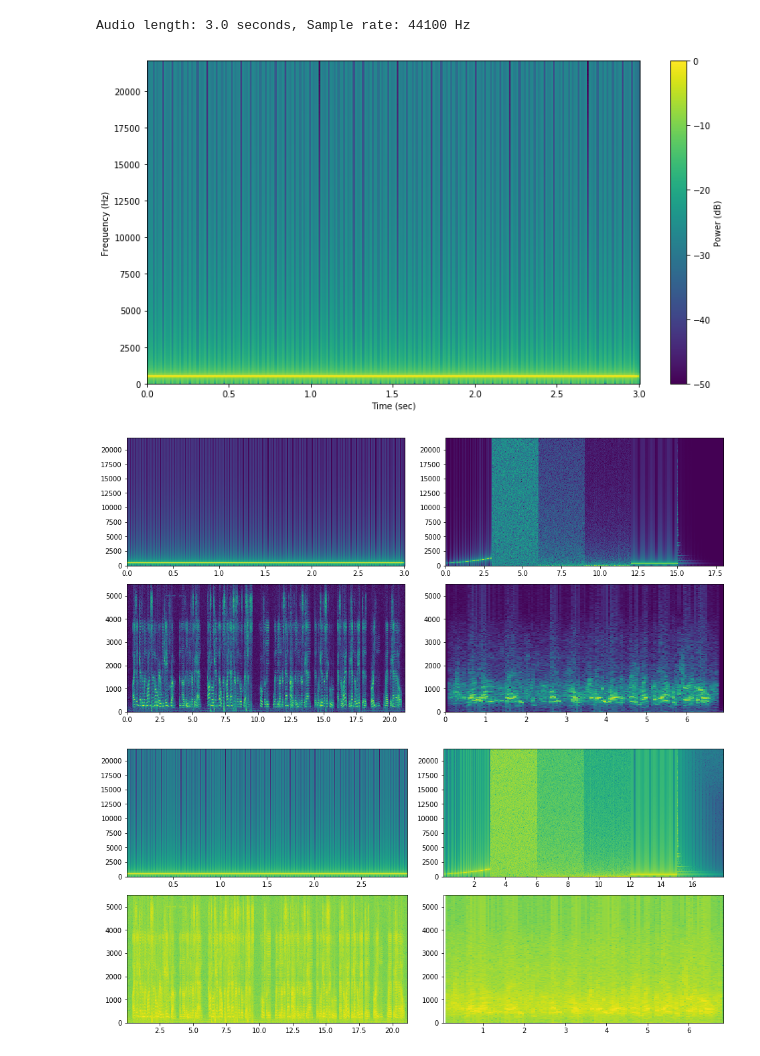
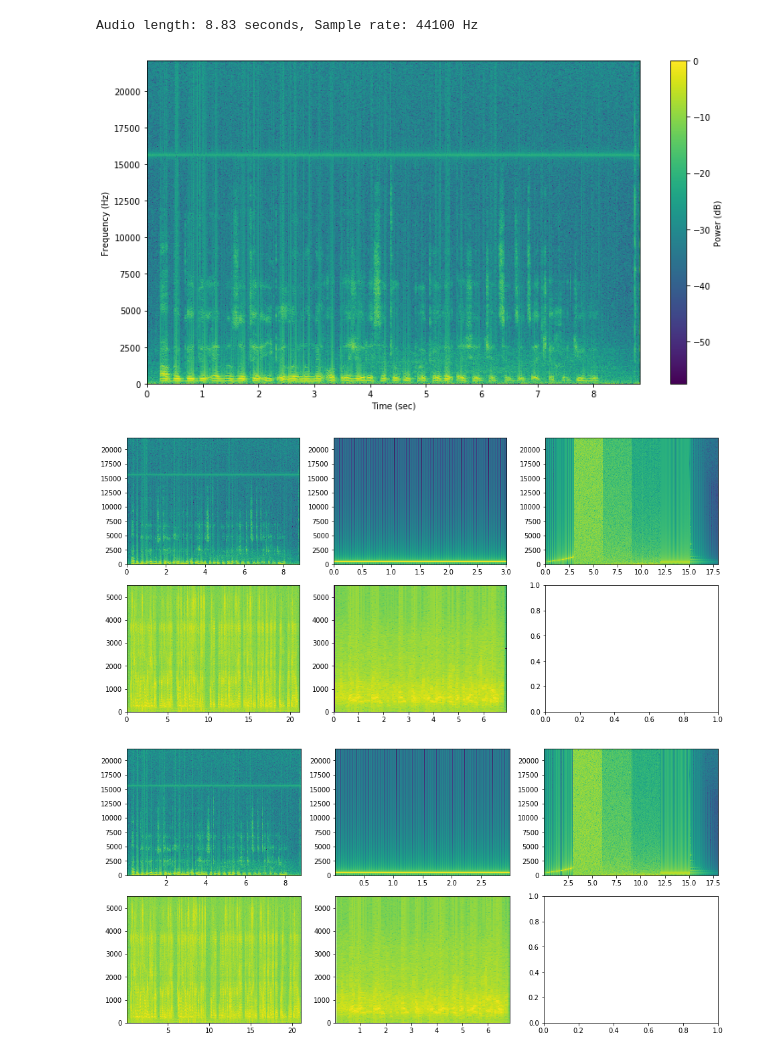
Before and after one commit to lnadi17/spectro-kg, a Jupyter notebook: subplots.ipynb, the cells around one changed output. Saved outputs shown, nothing was run; the diff lists cells and outputs as text; code cells hidden in the pictures.

```diff
--- a/subplots.ipynb
+++ b/subplots.ipynb
@@ -2,18 +2,18 @@
 from speclib import *
 # %%
 audio_base_path = 'audio/'
-audio_file_names = ['500hz_-3dbfs.wav', 'test.wav', 'hawking01.wav', 'edison.wav']
+audio_file_names = ['abc.wav', '500hz_-3dbfs.wav', 'test.wav', 'hawking01.wav', 'edison.wav']
 
 fs, audio_data = read_wav_audio(audio_base_path + audio_file_names[0])
 
 plot_specgram(audio_data, fs, colorbar=True, labels=True, figsize=(13, 7))
 # %% [output]
-Audio length: 3.0 seconds, Sample rate: 44100 Hz
+Audio length: 8.83 seconds, Sample rate: 44100 Hz
-[figure, old version]
+[figure, new version]
 # %%
 # define a function which enables us to plot multiple spectrograms together
 def plot_specgrams(audio_file_names,
-                   audio_base_path='audio/', n_width=1024, n_overlap=512, eps=1e-5,
+                   audio_base_path='audio/', n_width=1024, n_overlap=512, eps=None,
                    figsize=None, colorbars=True, labels=True, ticks=True, n_rows=2, verbose=False):
     # if plotting only one audio, reduce n_rows to 1
     if len(audio_file_names) == 1:
@@ -51,18 +51,19 @@ def plot_specgrams(audio_file_names,
                 else:
                     ax = axs[i, j]
 
-                fts = get_matrix(audio_data, n_width, n_overlap, eps)
-                spectrogram_show(fts, ax, fs,
-                                 n_width, n_overlap, colorbars, labels)
+                spectrogram_show(audio_data, ax, fs,
+                                 eps, n_width, n_overlap, colorbars, labels)
+
             except IndexError:
                 if verbose:
                     print("Cell ({}, {}) is left unused".format(i, j))
+                pass
 # %%
 # result is pretty powerful function with many useful parameters
 plot_specgrams(audio_file_names,
-               colorbars=False, labels=False, eps=1e-3, figsize=(13, 6), ticks=True)
+               colorbars=False, labels=False, eps=None, figsize=(13, 6), ticks=True, verbose=False)
 # %% [output]
-[figure, old version]
+[figure, new version]
 # %%
 # function which enables us to plot multiple spectrograms together (but using matplotlib's specgram)
 # it's basically plot_specgrams function with less features
@@ -113,4 +115,4 @@ def matplot_specgrams(audio_file_names,
 # %%
 matplot_specgrams(audio_file_names, figsize=(13, 6), ticks=True)
 # %% [output]
-[figure, old version]
+[figure, new version]
```
Also changed, not shown: parts of 1 cell of this notebook, 3 other files.
